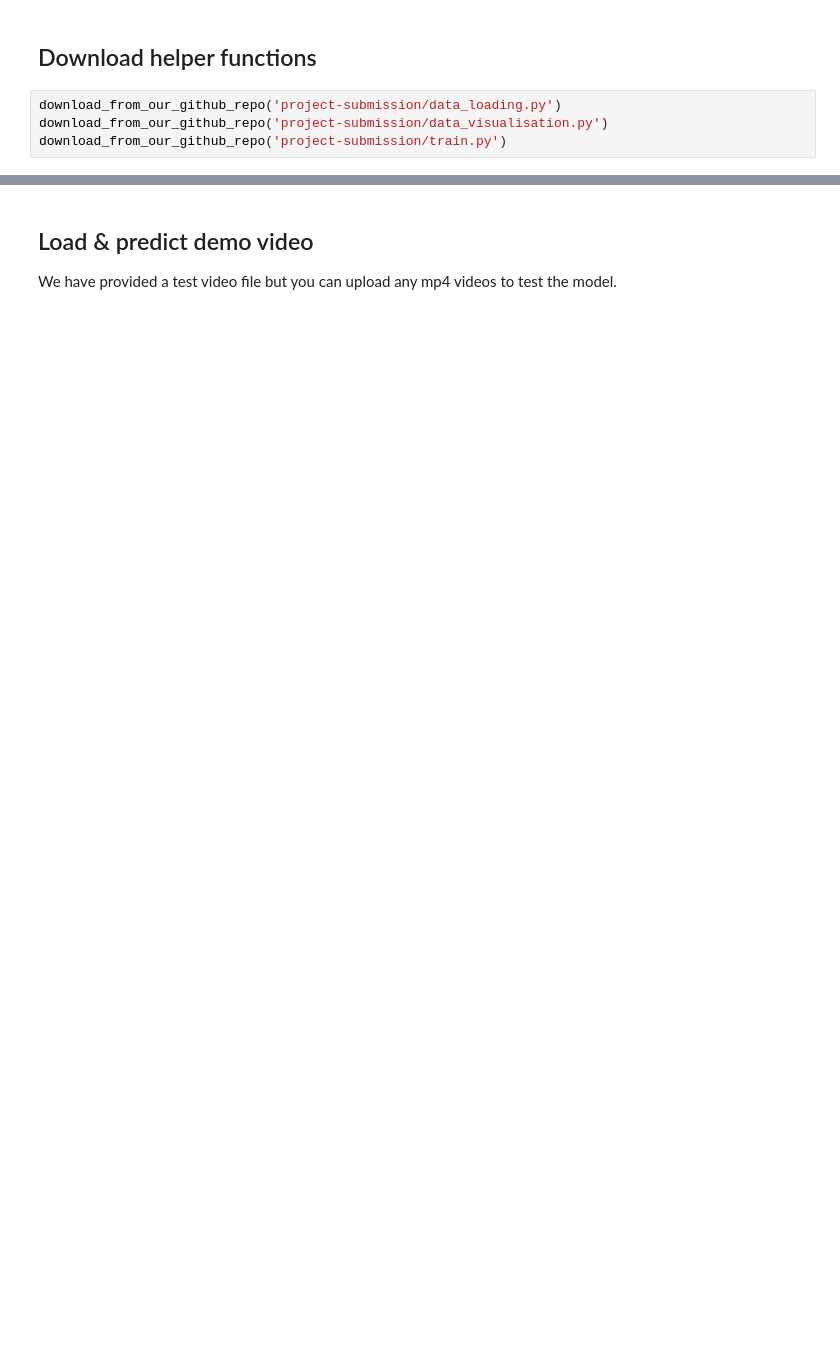
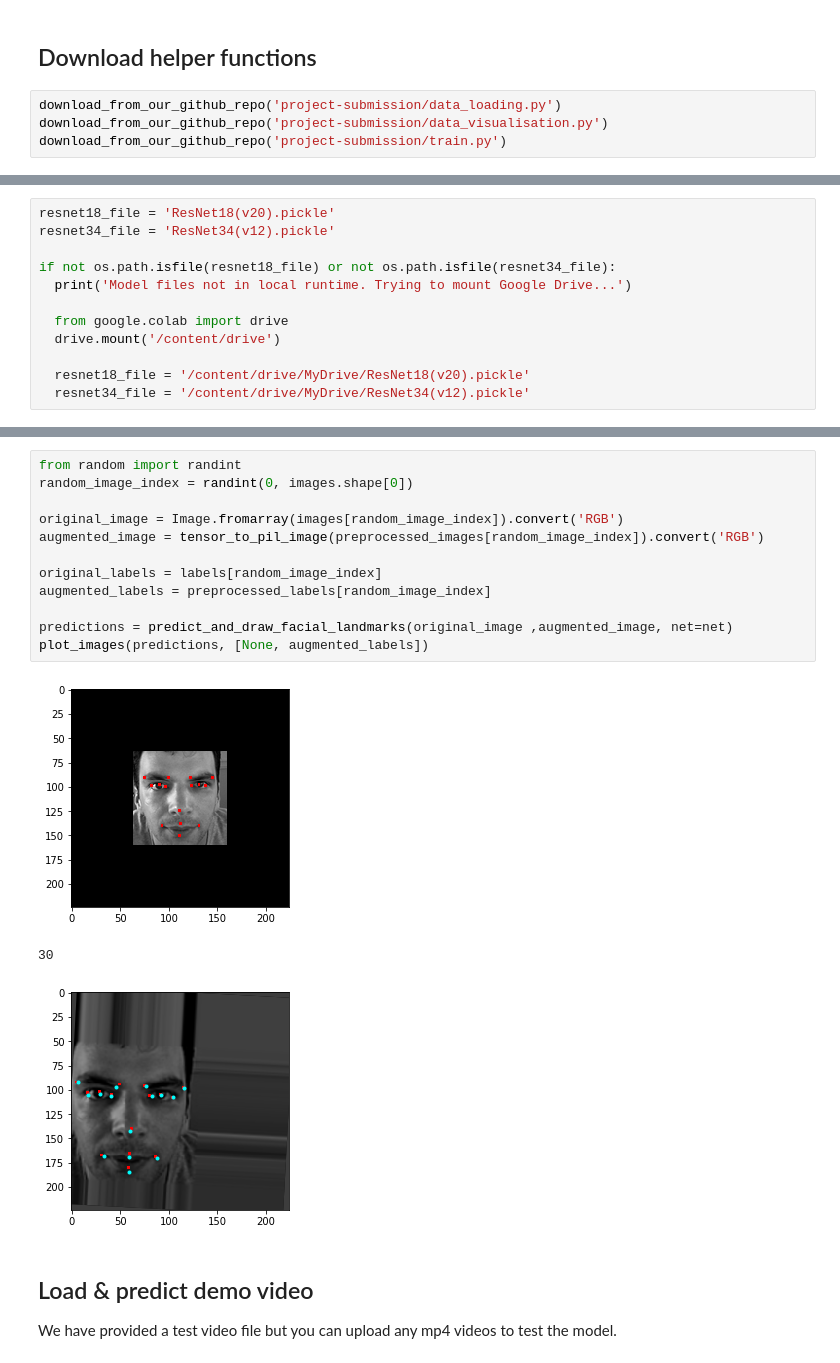
Before and after one commit to ko-redtruck/facial-landmark-detection, a Jupyter notebook: project-submission/demo_facial_landmarks.ipynb, the cells around one changed output, grey strips where cells are left out. Saved outputs shown, nothing was run; the diff lists cells and outputs as text; blank space fills up the shorter version.

```diff
--- a/project-submission/demo_facial_landmarks.ipynb
+++ b/project-submission/demo_facial_landmarks.ipynb
@@ -53,0 +72,12 @@ Please upload the files both model files from https://drive.google.com/drive/fol
+# %%
+resnet18_file = 'ResNet18(v20).pickle'
+resnet34_file = 'ResNet34(v12).pickle'
+
+if not os.path.isfile(resnet18_file) or not os.path.isfile(resnet34_file):
+  print('Model files not in local runtime. Trying to mount Google Drive...')
+
+  from google.colab import drive
+  drive.mount('/content/drive')
+
+  resnet18_file = '/content/drive/MyDrive/ResNet18(v20).pickle'
+  resnet34_file = '/content/drive/MyDrive/ResNet34(v12).pickle'
@@ -94,3 +179,19 @@ RuntimeError: ignored
+# %%
+from random import randint
+random_image_index = randint(0, images.shape[0])
+
+original_image = Image.fromarray(images[random_image_index]).convert('RGB')
+augmented_image = tensor_to_pil_image(preprocessed_images[random_image_index]).convert('RGB')
+
+original_labels = labels[random_image_index]
+augmented_labels = preprocessed_labels[random_image_index]
+
+predictions = predict_and_draw_facial_landmarks(original_image ,augmented_image, net=net)
+plot_images(predictions, [None, augmented_labels])
+# %% [output]
+[figure, added]
+30
+[figure, added]
 # %% [markdown]
 ## Load & predict demo video
 
```
Also changed, not shown: parts of 17 cells of this notebook.
